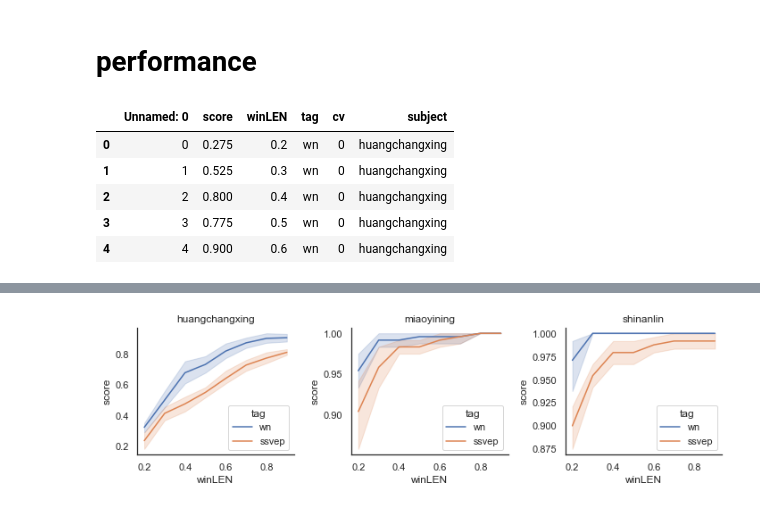
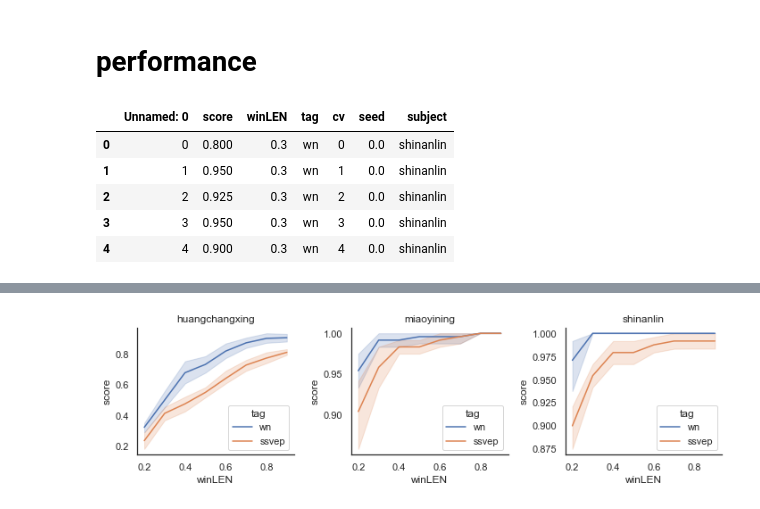
Before and after one commit to shinanlin/WN-BCI, a Jupyter notebook: analysis.ipynb, the cells around one changed output, grey strips where cells are left out. Cells and saved outputs as stored; diff of their text form; code cells hidden in the pictures.

```diff
--- a/analysis.ipynb
+++ b/analysis.ipynb
@@ -20,7 +20,7 @@ client = Client()
 # TRF analysis
 # %%
 TRFs = []
-add = 'results/offline'
+add = 'results/sweep'
 subs = os.listdir(add)
 
 for sub in subs:
@@ -108,20 +109,20 @@ sns.lineplot(data=evoked[evoked.subject=='miaoyining'][(evoked.condition==10)],x
 # performance
 # %%
 scores = []
-add = 'results/offline'
+add = 'results/sweep'
 subs = os.listdir(add)
 
 for sub in subs:
     subFolder = add+os.sep+sub
     f = pd.read_csv(subFolder+os.sep+'classification.csv')
     scores.append(f)
 
 scores = pd.concat(scores,ignore_index=True).drop_duplicates()
 scores.head()
 # %% [output]
-|  | Unnamed: 0 | score | winLEN | tag | cv | subject |
-| 0 | 0 | 0.275 | 0.2 | wn | 0 | huangchangxing |
-| 1 | 1 | 0.525 | 0.3 | wn | 0 | huangchangxing |
-| 2 | 2 | 0.800 | 0.4 | wn | 0 | huangchangxing |
-| 3 | 3 | 0.775 | 0.5 | wn | 0 | huangchangxing |
-| 4 | 4 | 0.900 | 0.6 | wn | 0 | huangchangxing |
+|  | Unnamed: 0 | score | winLEN | tag | cv | seed | subject |
+| 0 | 0 | 0.800 | 0.3 | wn | 0 | 0.0 | shinanlin |
+| 1 | 1 | 0.950 | 0.3 | wn | 1 | 0.0 | shinanlin |
+| 2 | 2 | 0.925 | 0.3 | wn | 2 | 0.0 | shinanlin |
+| 3 | 3 | 0.950 | 0.3 | wn | 3 | 0.0 | shinanlin |
+| 4 | 4 | 0.900 | 0.3 | wn | 4 | 0.0 | shinanlin |
```
Also changed, not shown: parts of 6 cells of this notebook, 3 other files.
